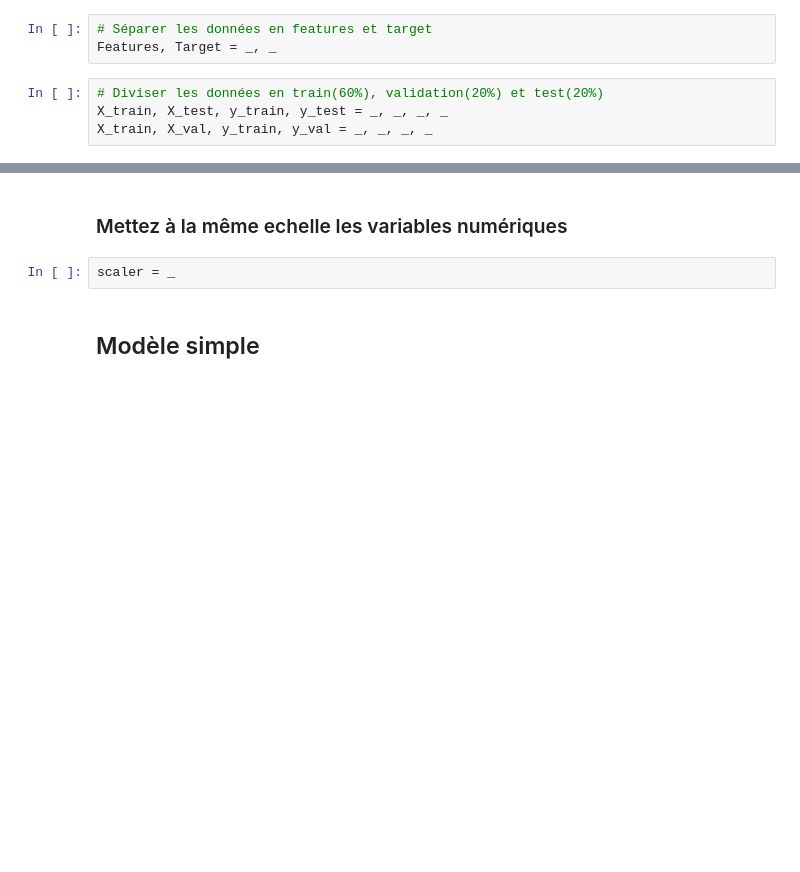
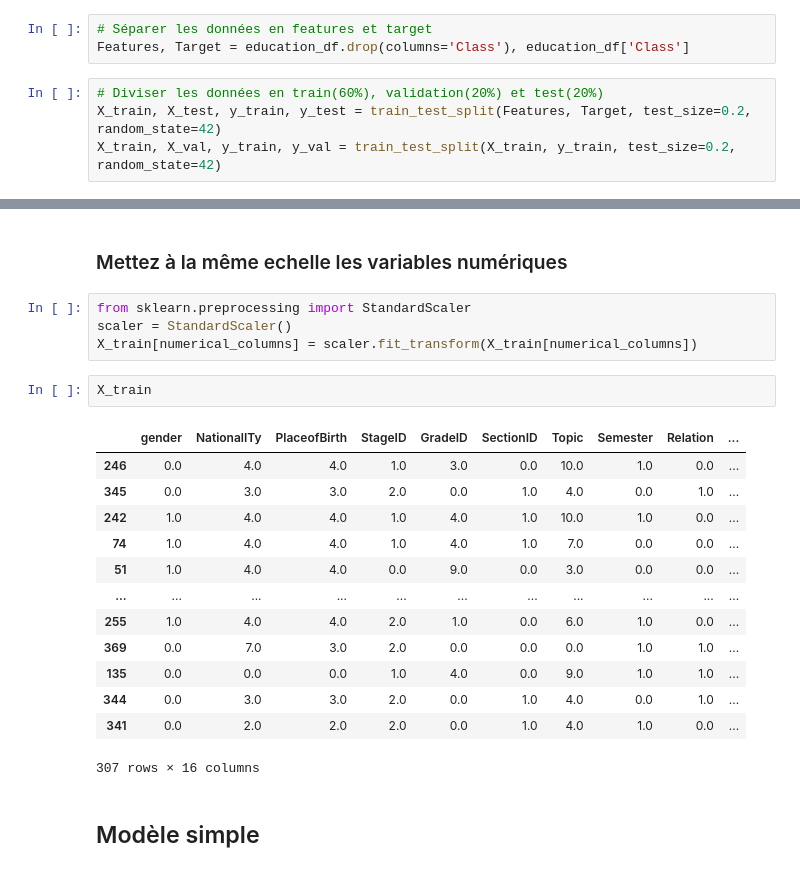
Before and after one commit to A-Helkias/Formation_Intermediaire, a Jupyter notebook: Machine Learning/1.2. Lab2 - Data Preprocessing - Student Performance Classification.ipynb, the cells around one changed output, grey strips where cells are left out. Drawn from its saved outputs; the diff is of its cells as text; blank space fills up the shorter version.

```diff
--- a/Machine Learning/1.2. Lab2 - Data Preprocessing - Student Performance Classification.ipynb
+++ b/Machine Learning/1.2. Lab2 - Data Preprocessing - Student Performance Classification.ipynb
@@ -168,8 +217,8 @@ Total de valeurs manquantes :  0
 ### Séparation de la donnée
 # %%
 # Séparer les données en features et target
-Features, Target = _, _
+Features, Target = education_df.drop(columns='Class'), education_df['Class']
 # %%
 # Diviser les données en train(60%), validation(20%) et test(20%)
-X_train, X_test, y_train, y_test = _, _, _, _
-X_train, X_val, y_train, y_val = _, _, _, _
+X_train, X_test, y_train, y_test = train_test_split(Features, Target, test_size=0.2, random_state=42)
+X_train, X_val, y_train, y_val = train_test_split(X_train, y_train, test_size=0.2, random_state=42)
@@ -176,7 +229,25 @@ X_train, X_val, y_train, y_val = _, _, _, _
 # %% [markdown]
 ### Mettez à la même echelle les variables numériques
 # %%
-scaler = _
+from sklearn.preprocessing import StandardScaler
+scaler = StandardScaler()
+X_train[numerical_columns] = scaler.fit_transform(X_train[numerical_columns])
+# %%
+X_train
+# %% [output]
+|  | gender | NationalITy | PlaceofBirth | StageID | GradeID | SectionID | Topic | Semester | Relation | ... |
+| 246 | 0.0 | 4.0 | 4.0 | 1.0 | 3.0 | 0.0 | 10.0 | 1.0 | 0.0 | ... |
+| 345 | 0.0 | 3.0 | 3.0 | 2.0 | 0.0 | 1.0 | 4.0 | 0.0 | 1.0 | ... |
+| 242 | 1.0 | 4.0 | 4.0 | 1.0 | 4.0 | 1.0 | 10.0 | 1.0 | 0.0 | ... |
+| 74 | 1.0 | 4.0 | 4.0 | 1.0 | 4.0 | 1.0 | 7.0 | 0.0 | 0.0 | ... |
+| 51 | 1.0 | 4.0 | 4.0 | 0.0 | 9.0 | 0.0 | 3.0 | 0.0 | 0.0 | ... |
+| ... | ... | ... | ... | ... | ... | ... | ... | ... | ... | ... |
+| 255 | 1.0 | 4.0 | 4.0 | 2.0 | 1.0 | 0.0 | 6.0 | 1.0 | 0.0 | ... |
+| 369 | 0.0 | 7.0 | 3.0 | 2.0 | 0.0 | 0.0 | 0.0 | 1.0 | 1.0 | ... |
+| 135 | 0.0 | 0.0 | 0.0 | 1.0 | 4.0 | 0.0 | 9.0 | 1.0 | 1.0 | ... |
+| 344 | 0.0 | 3.0 | 3.0 | 2.0 | 0.0 | 1.0 | 4.0 | 0.0 | 1.0 | ... |
+| 341 | 0.0 | 2.0 | 2.0 | 2.0 | 0.0 | 1.0 | 4.0 | 1.0 | 0.0 | ... |
+307 rows × 16 columns
 # %% [markdown]
 ## Modèle simple
 # %%
```
Also changed, not shown: parts of 10 cells of this notebook, 27 other files.
